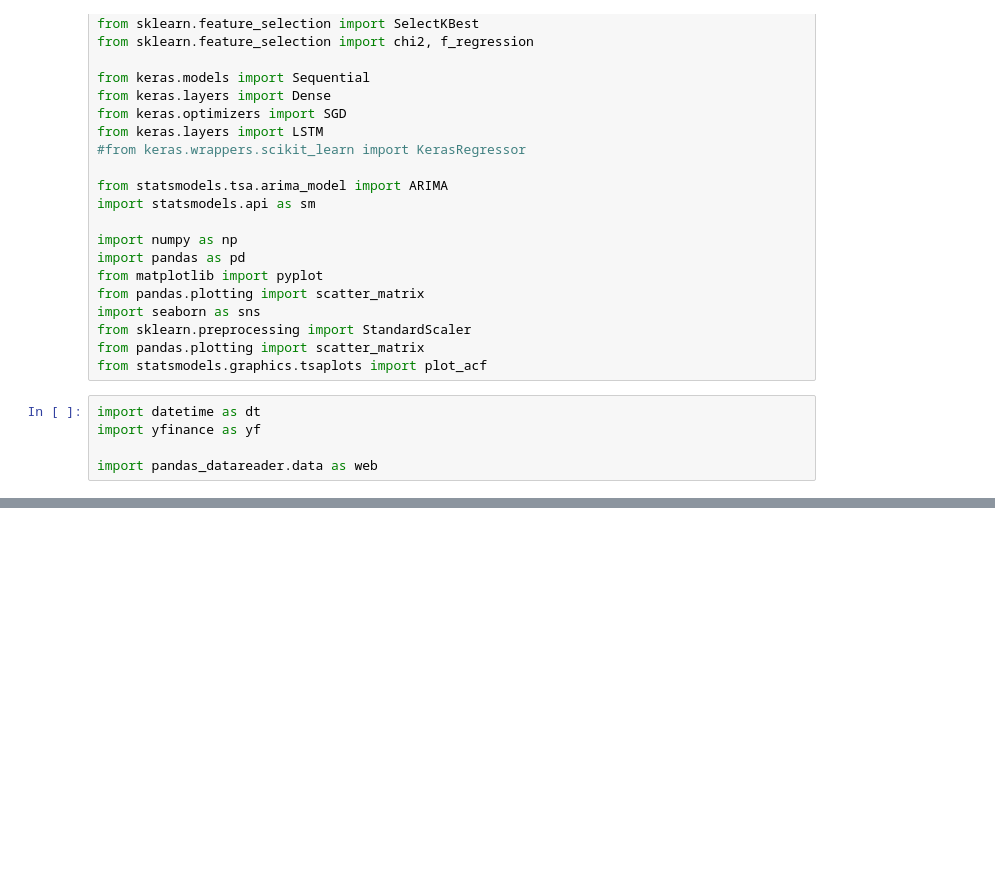
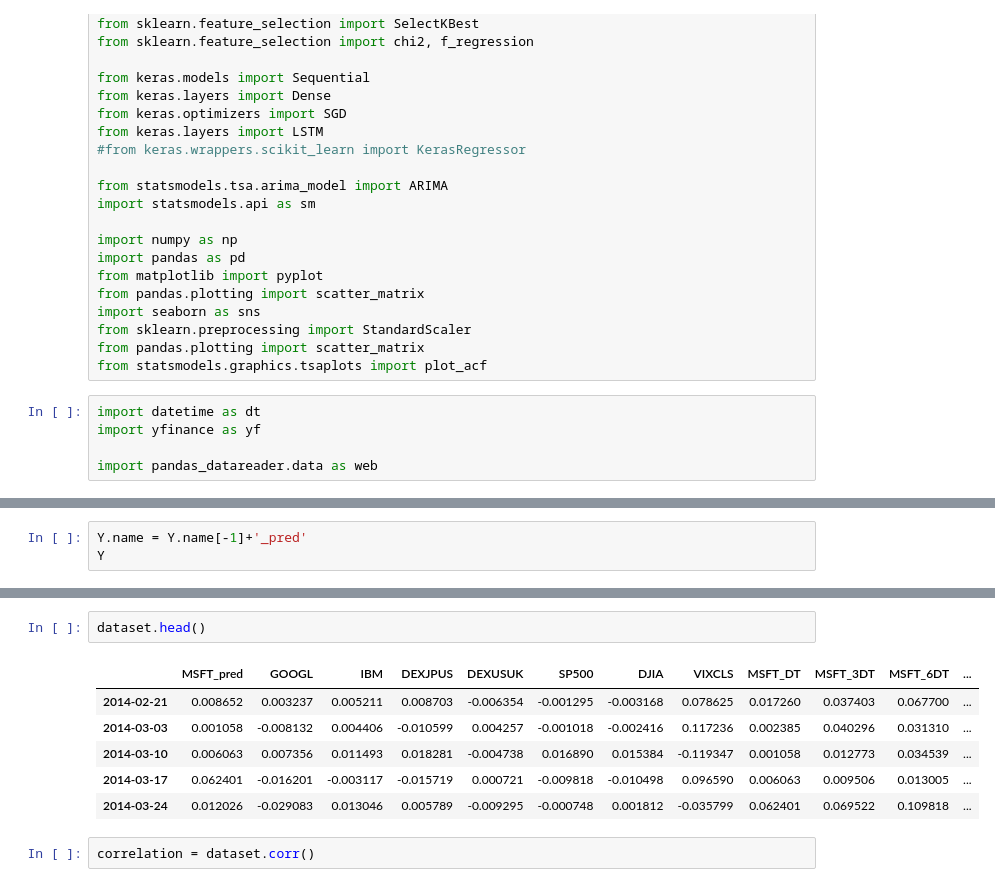
Before and after one commit to gustavohalm/ai-study, a Jupyter notebook: stock-prediction/Untitled.ipynb, the cells around one changed output, grey strips where cells are left out. Drawn from its saved outputs; the diff is of its cells as text; blank space fills up the shorter version.

```diff
--- a/stock-prediction/Untitled.ipynb
+++ b/stock-prediction/Untitled.ipynb
@@ -74,0 +91,3 @@ stk_data
+# %%
+Y.name = Y.name[-1]+'_pred'
+Y
@@ -74,0 +176,11 @@ stk_data
+# %%
+dataset.head()
+# %% [output]
+|  | MSFT_pred | GOOGL | IBM | DEXJPUS | DEXUSUK | SP500 | DJIA | VIXCLS | MSFT_DT | MSFT_3DT | MSFT_6DT | ... |
+| 2014-02-21 | 0.008652 | 0.003237 | 0.005211 | 0.008703 | -0.006354 | -0.001295 | -0.003168 | 0.078625 | 0.017260 | 0.037403 | 0.067700 | ... |
+| 2014-03-03 | 0.001058 | -0.008132 | 0.004406 | -0.010599 | 0.004257 | -0.001018 | -0.002416 | 0.117236 | 0.002385 | 0.040296 | 0.031310 | ... |
+| 2014-03-10 | 0.006063 | 0.007356 | 0.011493 | 0.018281 | -0.004738 | 0.016890 | 0.015384 | -0.119347 | 0.001058 | 0.012773 | 0.034539 | ... |
+| 2014-03-17 | 0.062401 | -0.016201 | -0.003117 | -0.015719 | 0.000721 | -0.009818 | -0.010498 | 0.096590 | 0.006063 | 0.009506 | 0.013005 | ... |
+| 2014-03-24 | 0.012026 | -0.029083 | 0.013046 | 0.005789 | -0.009295 | -0.000748 | 0.001812 | -0.035799 | 0.062401 | 0.069522 | 0.109818 | ... |
+# %%
+correlation = dataset.corr()
```
Also changed, not shown: parts of 19 cells of this notebook, 1 other file.
